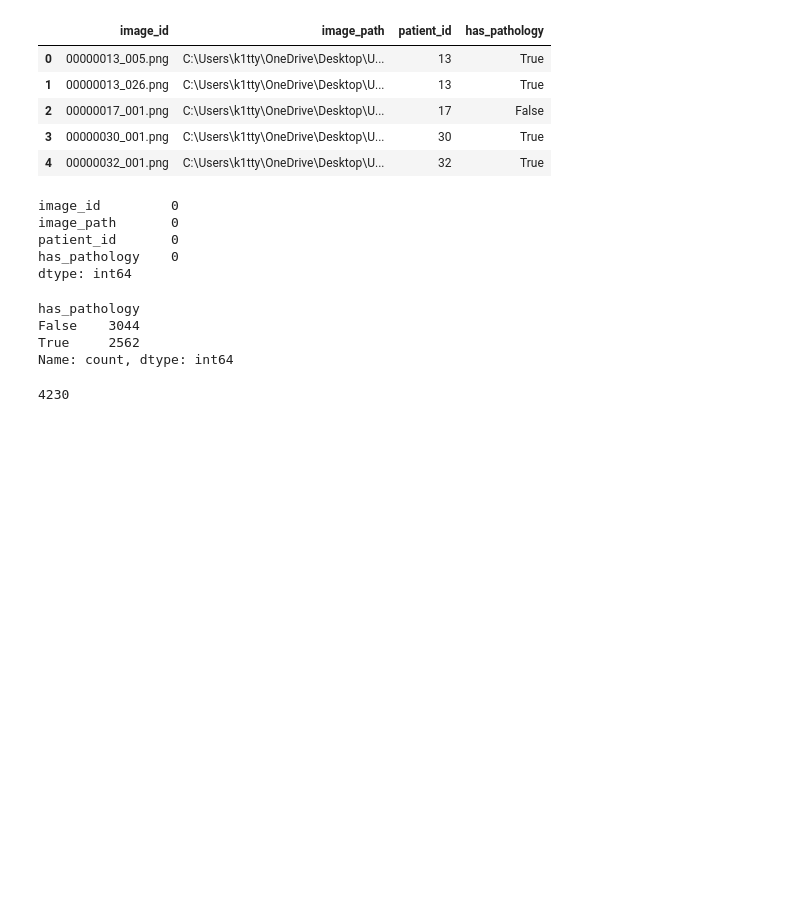
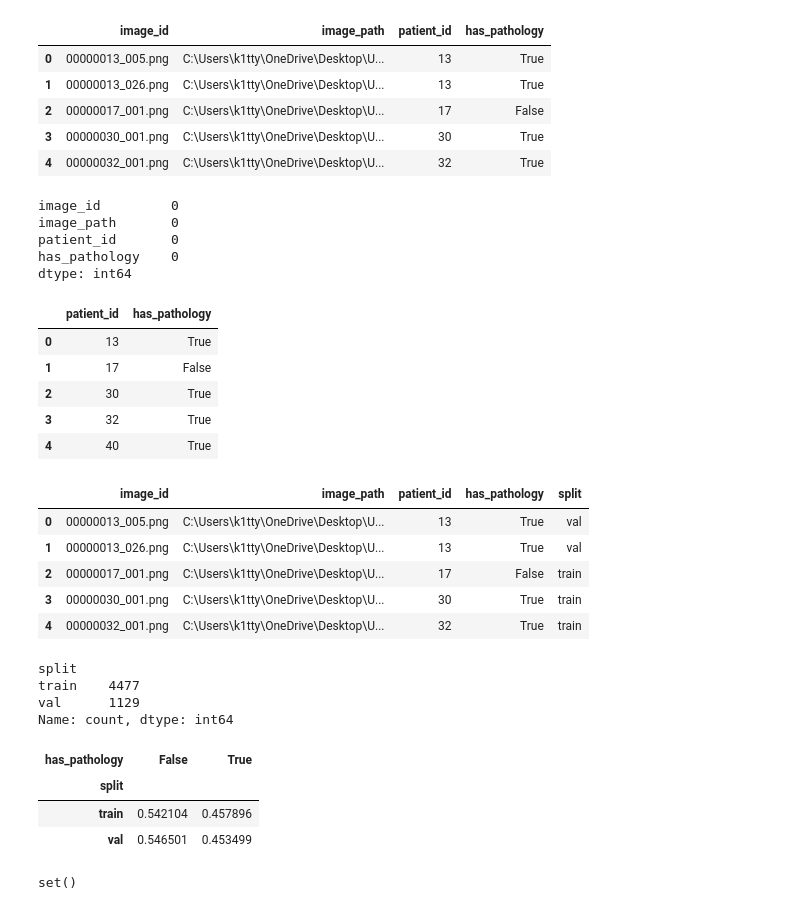
Before and after one commit to Lady-Beerus/health-imaging-classification, a Jupyter notebook: notebooks/Health_Imaging_step_1.ipynb, the cells around one changed output. Saved outputs shown, nothing was run; the diff lists cells and outputs as text; code cells hidden in the pictures; blank space fills up the shorter version.

Commit message:
Perform Test/Validation split by patient.  80/20.  Sense checks to ensure all works.

```diff
--- a/notebooks/Health_Imaging_step_1.ipynb
+++ b/notebooks/Health_Imaging_step_1.ipynb
@@ -178,11 +180,78 @@ patient_id       0
 has_pathology    0
 dtype: int64
 # %%
+# split data by patient into taining & validation.
+#
+# one row per patient
+patient_df = (
+    health_df
+    .groupby("patient_id")
+    .agg(
+        has_pathology=("has_pathology", "max")  # did patient EVER have pathology?
+    )
+    .reset_index()
+)
+
+patient_df.head()
 # %% [output]
-has_pathology
-False    3044
-True     2562
-Name: count, dtype: int64
+|  | patient_id | has_pathology |
+| 0 | 13 | True |
+| 1 | 17 | False |
+| 2 | 30 | True |
+| 3 | 32 | True |
+| 4 | 40 | True |
 # %%
+# 80%/20% train/validation split
+train_patients, val_patients = train_test_split(
+    patient_df,
+    test_size=0.2,
+    random_state=19,
+    stratify=patient_df["has_pathology"]
+)
-# %% [output]
-4230
+# %%
+# map the assignment to train/test back to every image
+
+# label patients
+train_patients["split"] = "train"
+val_patients["split"] = "val"
+
+# combine back together
+split_df = pd.concat([train_patients, val_patients])
+
+# merge with image-level dataframe
+health_df = health_df.merge(
+    split_df[["patient_id", "split"]],
+    on="patient_id",
+    how="left"
+)
+
+health_df.head()
+# %% [output]
+|  | image_id | image_path | patient_id | has_pathology | split |
+| 0 | 00000013_005.png | C:\Users\k1tty\OneDrive\Desktop\U... | 13 | True | val |
+| 1 | 00000013_026.png | C:\Users\k1tty\OneDrive\Desktop\U... | 13 | True | val |
+| 2 | 00000017_001.png | C:\Users\k1tty\OneDrive\Desktop\U... | 17 | False | train |
+| 3 | 00000030_001.png | C:\Users\k1tty\OneDrive\Desktop\U... | 30 | True | train |
+| 4 | 00000032_001.png | C:\Users\k1tty\OneDrive\Desktop\U... | 32 | True | train |
+# %%
+# sense check
+health_df["split"].value_counts()
+# %% [output]
+split
+train    4477
+val      1129
+Name: count, dtype: int64
+# %%
+pd.crosstab(health_df["split"], health_df["has_pathology"], normalize="index")
+# %% [output]
+| has_pathology | False | True |
+| split |  |  |
+| train | 0.542104 | 0.457896 |
+| val | 0.546501 | 0.453499 |
+# %%
+train_ids = set(health_df[health_df["split"] == "train"]["patient_id"])
+val_ids = set(health_df[health_df["split"] == "val"]["patient_id"])
+
+train_ids.intersection(val_ids)
+# %% [output]
+set()
```
Also changed, not shown: parts of 1 cell of this notebook.
